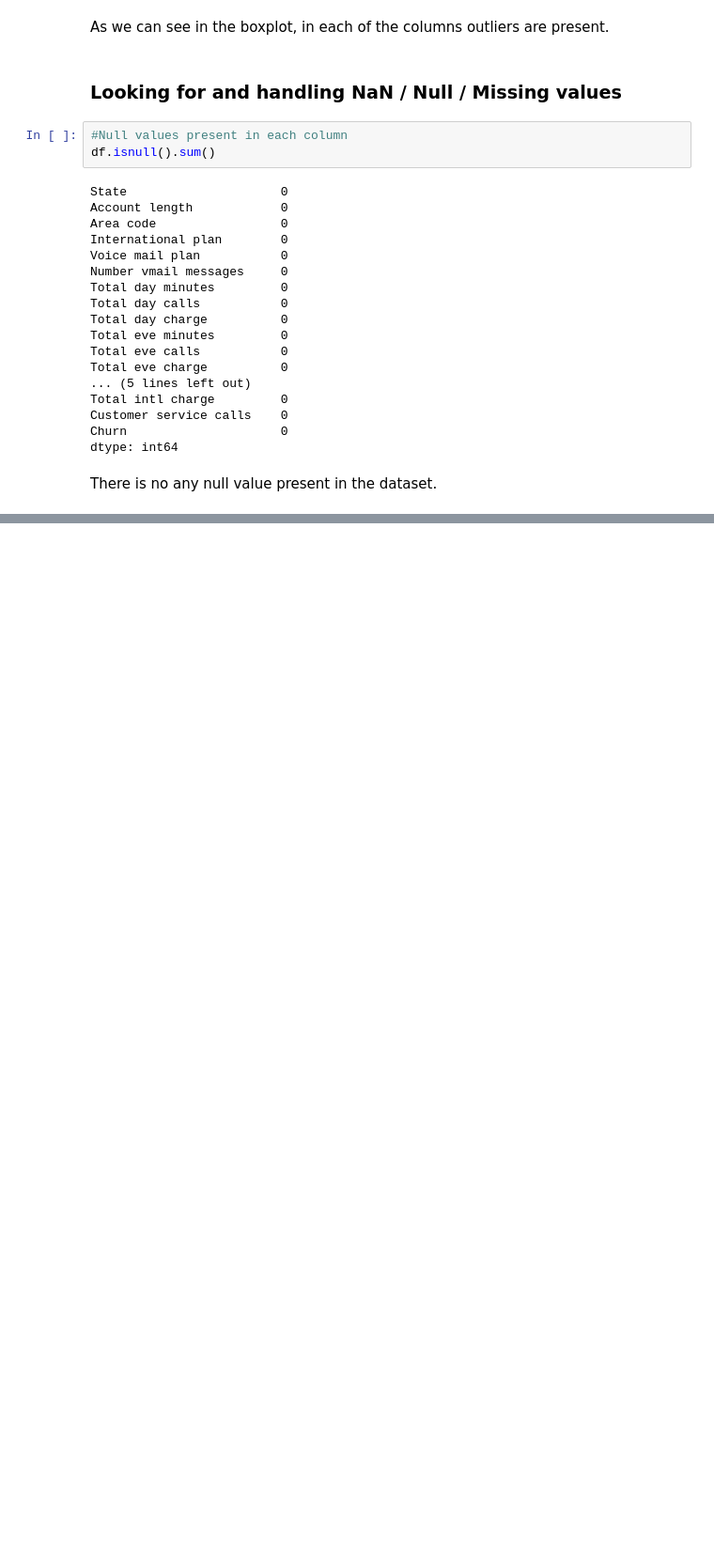
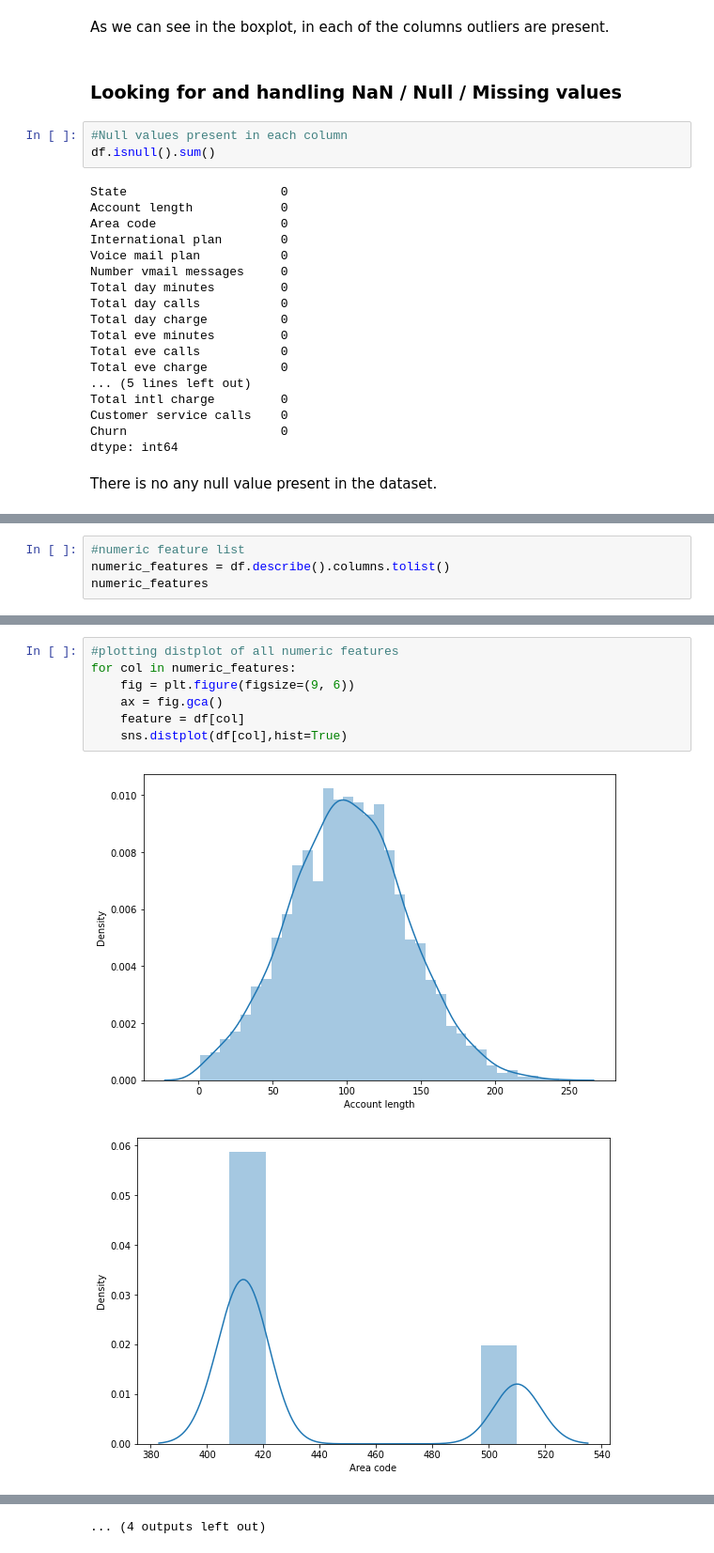
Before and after one commit to omajipawar/Telecom-Churn-Analysis, a Jupyter notebook: Telecom_Churn_Analysis_(Omaji_Pawar)_Capstone_Project.ipynb, the cells around one changed output, grey strips where cells are left out. Shown at 94% size. Saved outputs shown, nothing was run; the diff lists cells and outputs as text; blank space fills up the shorter version.

```diff
--- a/Telecom_Churn_Analysis_(Omaji_Pawar)_Capstone_Project.ipynb
+++ b/Telecom_Churn_Analysis_(Omaji_Pawar)_Capstone_Project.ipynb
@@ -133,0 +138,4 @@ There is no any null value present in the dataset.
+# %%
+#numeric feature list
+numeric_features = df.describe().columns.tolist()
+numeric_features
@@ -133,0 +159,10 @@ There is no any null value present in the dataset.
+# %%
+#plotting distplot of all numeric features
+for col in numeric_features:
+    fig = plt.figure(figsize=(9, 6))
+    ax = fig.gca()
+    feature = df[col]
+    sns.distplot(df[col],hist=True)
+# %% [output]
+[figure, added]
+[figure, added]
@@ -133,0 +179 @@ There is no any null value present in the dataset.
+... (4 outputs left out)
```
Also changed, not shown: parts of 16 cells of this notebook.
